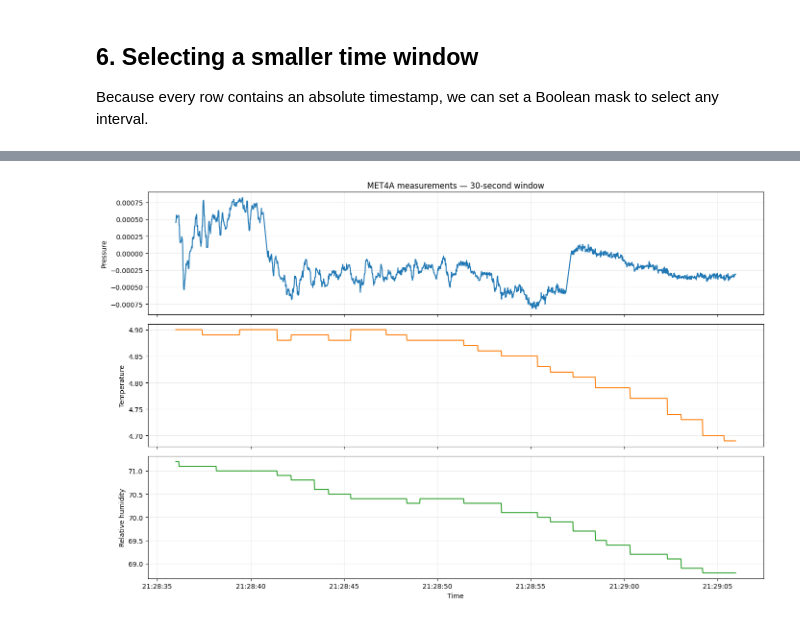
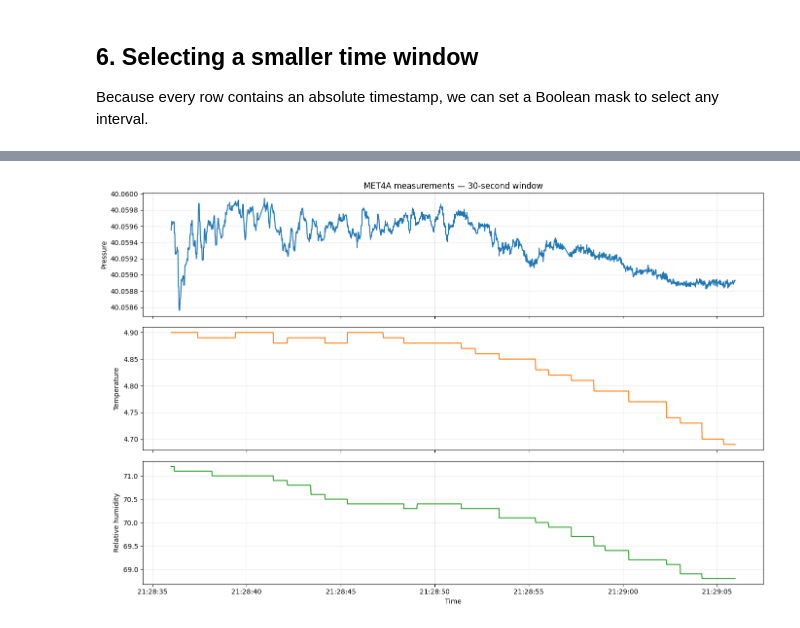
Before and after one commit to kartographer/met4a_data, a Jupyter notebook: notebooks/pickle-to-recarray_demo.ipynb, the cells around one changed output, grey strips where cells are left out. Saved outputs shown, nothing was run; the diff lists cells and outputs as text; code cells hidden in the pictures.

```diff
--- a/notebooks/pickle-to-recarray_demo.ipynb
+++ b/notebooks/pickle-to-recarray_demo.ipynb
@@ -97,5 +105,8 @@ rec.array([(1.77093166e+09,  1.1641e-05, 4.39, 71.8, 40.05972136, 64.),
 # %%
-samples = load_met4a_pickles(DATA_DIRECTORY)
+samples = load_met4a_pickles(
+    DATA_DIRECTORY,
+    values="relative",
+)
 
 # Convert timestamps to nanoseconds and calculate the time differences between samples
 timestamps = (samples.time * 1_000_000_000).astype("datetime64[ns]")
@@ -217,36 +224,34 @@ rec.array([(1.77093172e+09, 0.0004504, 4.9, 71.2, 40.0591006, 64.),
           dtype=[('time', '<f8'), ('pressure', '<f8'), ('temp', '<f8'), ('rh', '<f8'), ('ref_pressure', '<f8'), ('scale_fac', '<f8')])
 # %%
-missing = (
-    (window.pressure == 0)
-    & (window.temp == 0)
-    & (window.rh == 0)
-)
+# Pressure is no longer zero after relative-to-absolute conversion, so use
+# the unchanged temperature and humidity fields to find missing rows.
+missing = (window.temp == 0) & (window.rh == 0)
 
 window_timestamps = (
     window.time * 1_000_000_000
 ).astype("datetime64[ns]")
 
 pressure_plot = np.where(missing, np.nan, window.pressure)
 temp_plot = np.where(missing, np.nan, window.temp)
 rh_plot = np.where(missing, np.nan, window.rh)
 
 figure, axes = plt.subplots(3, 1, figsize=(14, 9), sharex=True)
 
 axes[0].plot(window_timestamps, pressure_plot)
 axes[0].set_ylabel("Pressure")
 axes[0].set_title("MET4A measurements — 30-second window")
 
 axes[1].plot(window_timestamps, temp_plot, color="tab:orange")
 axes[1].set_ylabel("Temperature")
 
 axes[2].plot(window_timestamps, rh_plot, color="tab:green")
 axes[2].set_ylabel("Relative humidity")
 axes[2].set_xlabel("Time")
 
 for axis in axes:
     axis.grid(alpha=0.25)
 
 figure.tight_layout()
 plt.show()
 # %% [output]
-[figure, old version]
+[figure, new version]
```
Also changed, not shown: parts of 6 cells of this notebook, 2 other files.
